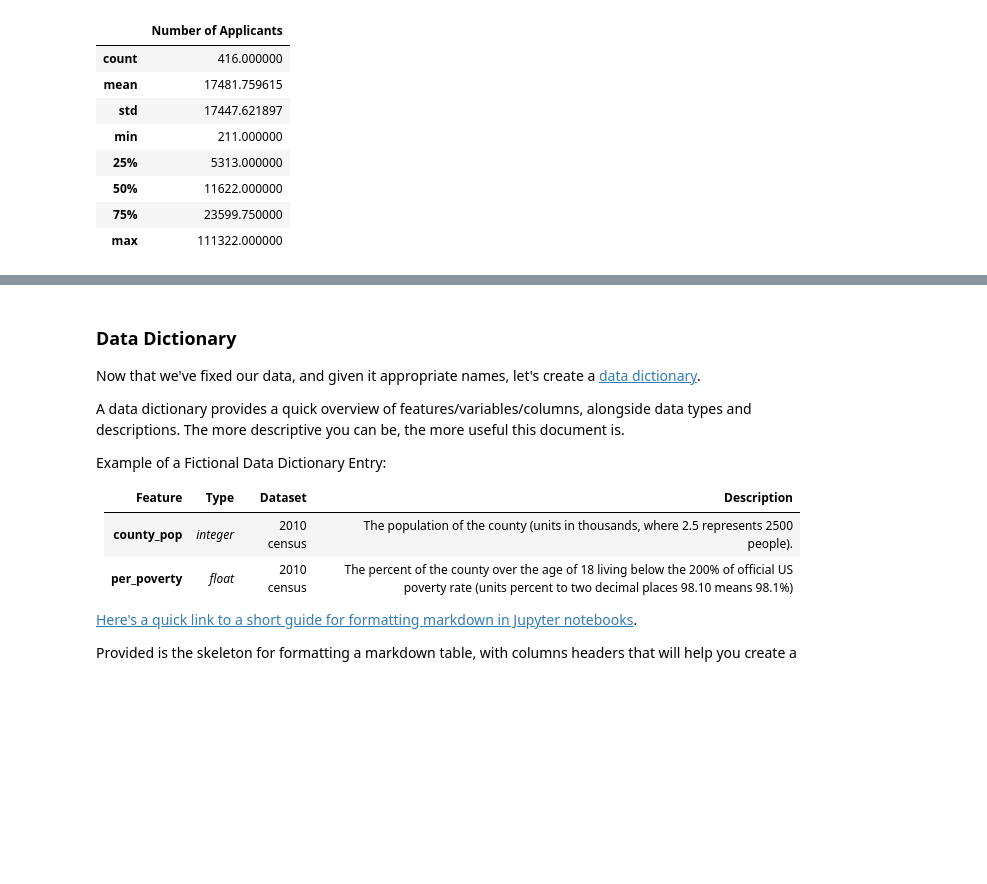
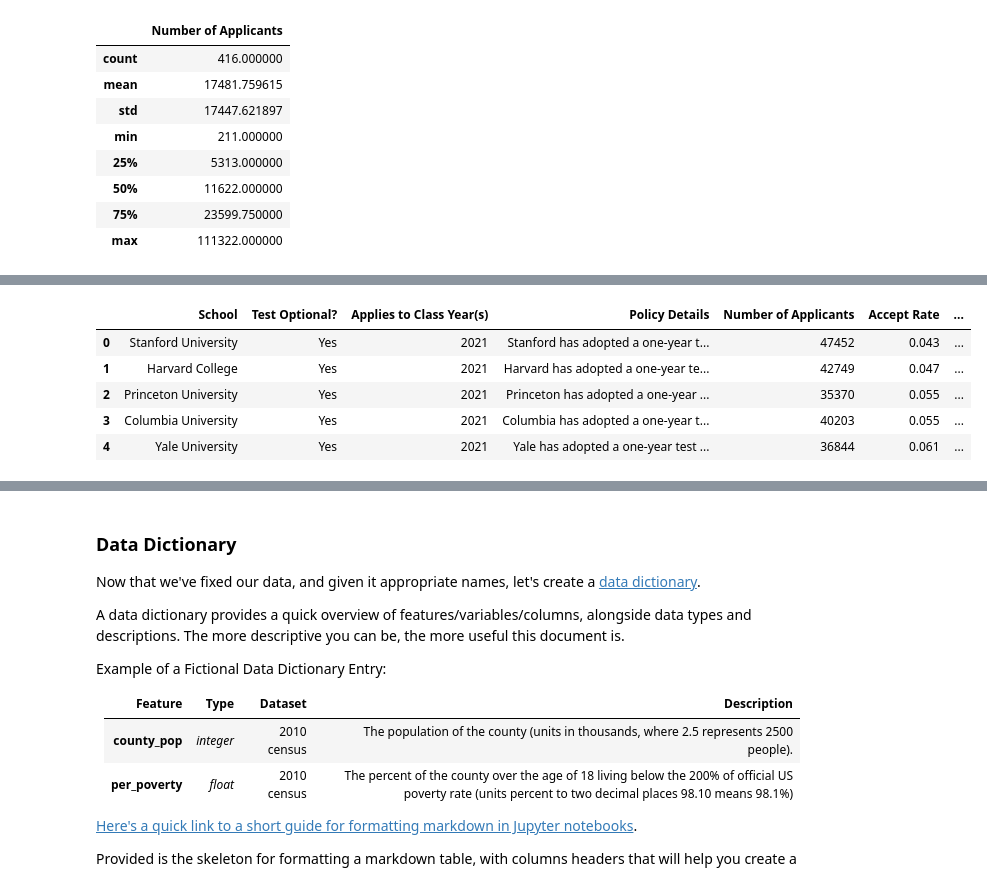
Before and after one commit to lmdunn/actsat, a Jupyter notebook: code/loren-starter-code.ipynb, the cells around one changed output, grey strips where cells are left out. Cells and saved outputs as stored; diff of their text form; code cells hidden in the pictures; blank space fills up the shorter version.

```diff
--- a/code/loren-starter-code.ipynb
+++ b/code/loren-starter-code.ipynb
@@ -725,0 +863,2 @@ DO THIS AFTER CLEANING UP SAT AND ACT TABLES
+# %%
+colleges_df = pd.concat([colleges_df, split_act_25_75], axis = 1)
@@ -725,0 +874,2 @@ DO THIS AFTER CLEANING UP SAT AND ACT TABLES
+# %%
+colleges_df.drop(['sat_25_75_list', 'act_25_75_list'], axis = 1, inplace = True)
@@ -725,0 +898,9 @@ DO THIS AFTER CLEANING UP SAT AND ACT TABLES
+# %%
+colleges_df.head()
+# %% [output]
+|  | School | Test Optional? | Applies to Class Year(s) | Policy Details | Number of Applicants | Accept Rate | ... |
+| 0 | Stanford University | Yes | 2021 | Stanford has adopted a one-year t... | 47452 | 0.043 | ... |
+| 1 | Harvard College | Yes | 2021 | Harvard has adopted a one-year te... | 42749 | 0.047 | ... |
+| 2 | Princeton University | Yes | 2021 | Princeton has adopted a one-year ... | 35370 | 0.055 | ... |
+| 3 | Columbia University | Yes | 2021 | Columbia has adopted a one-year t... | 40203 | 0.055 | ... |
+| 4 | Yale University | Yes | 2021 | Yale has adopted a one-year test ... | 36844 | 0.061 | ... |
```
Also changed, not shown: parts of 86 cells of this notebook.
